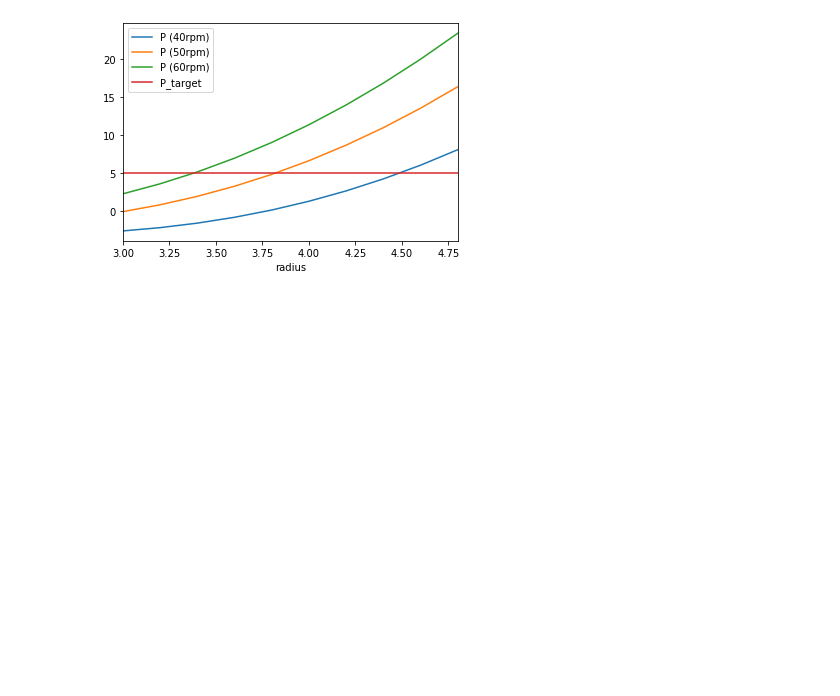
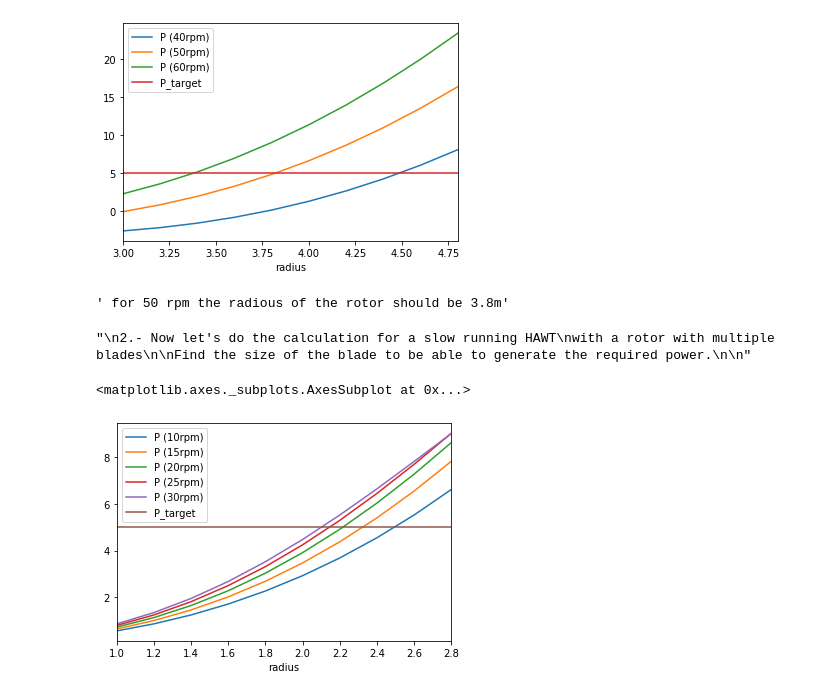
Before and after one commit to baloccem/wind-power, a Jupyter notebook: radius_calculations.ipynb, the cells around one changed output. Drawn from its saved outputs; the diff is of its cells as text; code cells hidden in the pictures; blank space fills up the shorter version.

Commit message:
slow running HAWT calculation added

```diff
--- a/radius_calculations.ipynb
+++ b/radius_calculations.ipynb
@@ -71,3 +73,68 @@ df.plot()
 # %% [output]
 <matplotlib.axes._subplots.AxesSubplot at 0x...>
 [figure]
+# %%
+''' for 50 rpm the radious of the rotor should be 3.8m'''
+# %% [output]
+' for 50 rpm the radious of the rotor should be 3.8m'
+# %%
+'''
+*****************************************************************************
+2.- Now let's do the calculation for a slow running HAWT
+with a rotor with multiple blades
+
+Find the size of the blade to be able to generate the required power.
+*****************************************************************************
+'''
+# %% [output]
+"\n2.- Now let's do the calculation for a slow running HAWT\nwith a rotor with multiple blades\n\nFind the size of the blade to be able to generate the required power.\n\n"
+# %%
+''' defining a radius range of the swept area A'''
+radius = np.arange(1,3,0.2)
+A = list(map(lambda x: 2*math.pi*x**2,radius))
+# %%
+'''power coeficient for a slow running HAWT wit multiple blades
+
+'''
+# fit a tendence line
+
+y = [0.20,0.28,0.3,0.28,0.24,0.15]
+x = [0.25,0.50,0.75,1.00,1.25,1.50]
+
+z = np.poly1d(np.polyfit(x, y, 2))
+# %%
+'''
+Considering a velocity of the low speed shaft in rpm
+between 40 and 60 rpm. The mechanical power is calculated
+'''
+N = [10,15,20,25,30] # rpm low speed shaft
+
+P = []
+col = []
+
+for val in N:
+
+    w = val * 2*math.pi/60  # 1/s angular velocity
+
+    '''derermine the tilt speed radio TSR for diferents r'''
+    TSR = list(w * radius / V)
+
+    '''interpolate Cp vs TSR from figure'''
+    Cp = list(map(lambda x: z(x), TSR))
+
+    '''calculate power for diferents swept areas (radius)'''
+    P_val = list(map(lambda x,y: 0.5 * ro * x * V**3 * y / 1000 , A , Cp ))
+    P.append(P_val)
+
+    '''columns names'''
+    col.append('P ('+str(val)+'rpm)')
+
+df = pd.DataFrame.from_records(P).T
+df.columns = col
+df['radius'] = radius
+df.set_index('radius', inplace = True)
+df['P_target']=5
+df.plot()
+# %% [output]
+<matplotlib.axes._subplots.AxesSubplot at 0x...>
+[figure, added]
```
Also changed, not shown: parts of 2 cells of this notebook.
